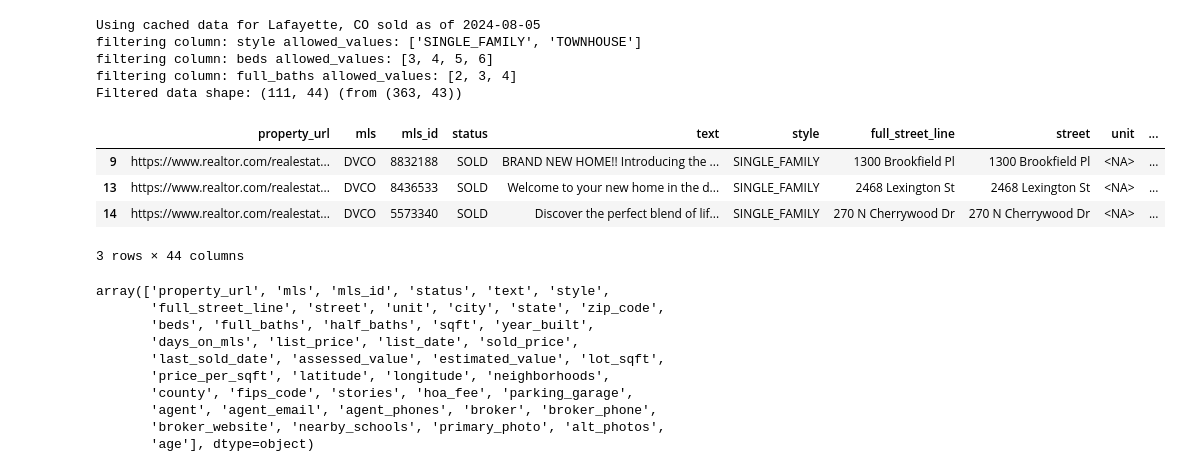
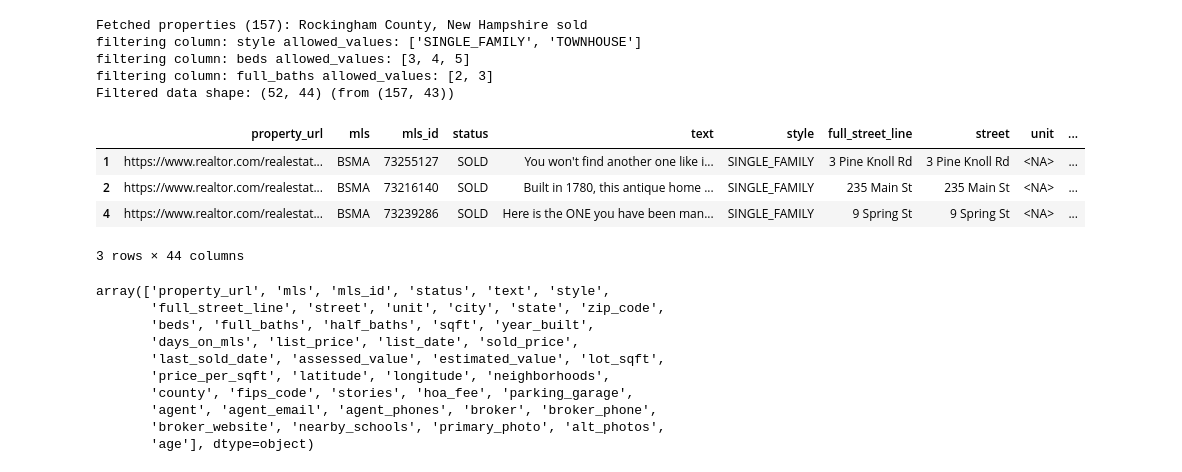
Before and after one commit to cbonoz/harvest-re, a Jupyter notebook: redfin_harvest.ipynb, the cells around one changed output. Cells and saved outputs as stored; diff of their text form; code cells hidden in the pictures.

```diff
--- a/redfin_harvest.ipynb
+++ b/redfin_harvest.ipynb
@@ -4,29 +4,29 @@ TARGET_LOCATION = 'Jamaica Plain, MA'
 TARGET_LOCATION = 'Andover, MA'
 TARGET_LOCATION = 'Lynn, MA'
 TARGET_LOCATION = 'Chelmsford, MA'
-# TARGET_LOCATION = 'Boulder, CO'
-TARGET_LOCATION = 'Lafayette, CO'
+TARGET_LOCATION = 'Golden, CO'
+TARGET_LOCATION = 'Rockingham County, New Hampshire'
 
 from model_lib import RedfinModel
 # %%
 redfin = RedfinModel(TARGET_LOCATION, {
   'style': ['SINGLE_FAMILY', 'TOWNHOUSE'],
-  'beds': [3, 4, 5, 6],
-  'full_baths': [2, 3, 4],
+  'beds': [3, 4, 5],
+  'full_baths': [2, 3],
 })
 train_df = redfin.fetch_data('sold')
 #
 train_df.head(3)
 # %% [output]
-Using cached data for Lafayette, CO sold as of 2024-08-05
+Fetched properties (157): Rockingham County, New Hampshire sold
 filtering column: style allowed_values: ['SINGLE_FAMILY', 'TOWNHOUSE']
-filtering column: beds allowed_values: [3, 4, 5, 6]
-filtering column: full_baths allowed_values: [2, 3, 4]
-Filtered data shape: (111, 44) (from (363, 43))
+filtering column: beds allowed_values: [3, 4, 5]
+filtering column: full_baths allowed_values: [2, 3]
+Filtered data shape: (52, 44) (from (157, 43))
 |  | property_url | mls | mls_id | status | text | style | full_street_line | street | unit | ... |
-| 9 | https://www.realtor.com/realestat... | DVCO | 8832188 | SOLD | BRAND NEW HOME!! Introducing the ... | SINGLE_FAMILY | 1300 Brookfield Pl | 1300 Brookfield Pl | <NA> | ... |
-| 13 | https://www.realtor.com/realestat... | DVCO | 8436533 | SOLD | Welcome to your new home in the d... | SINGLE_FAMILY | 2468 Lexington St | 2468 Lexington St | <NA> | ... |
-| 14 | https://www.realtor.com/realestat... | DVCO | 5573340 | SOLD | Discover the perfect blend of lif... | SINGLE_FAMILY | 270 N Cherrywood Dr | 270 N Cherrywood Dr | <NA> | ... |
+| 1 | https://www.realtor.com/realestat... | BSMA | 73255127 | SOLD | You won't find another one like i... | SINGLE_FAMILY | 3 Pine Knoll Rd | 3 Pine Knoll Rd | <NA> | ... |
+| 2 | https://www.realtor.com/realestat... | BSMA | 73216140 | SOLD | Built in 1780, this antique home ... | SINGLE_FAMILY | 235 Main St | 235 Main St | <NA> | ... |
+| 4 | https://www.realtor.com/realestat... | BSMA | 73239286 | SOLD | Here is the ONE you have been man... | SINGLE_FAMILY | 9 Spring St | 9 Spring St | <NA> | ... |
 3 rows × 44 columns
 # %%
 train_df.columns.values
```
Also changed, not shown: parts of 7 cells of this notebook, 1 other file.
